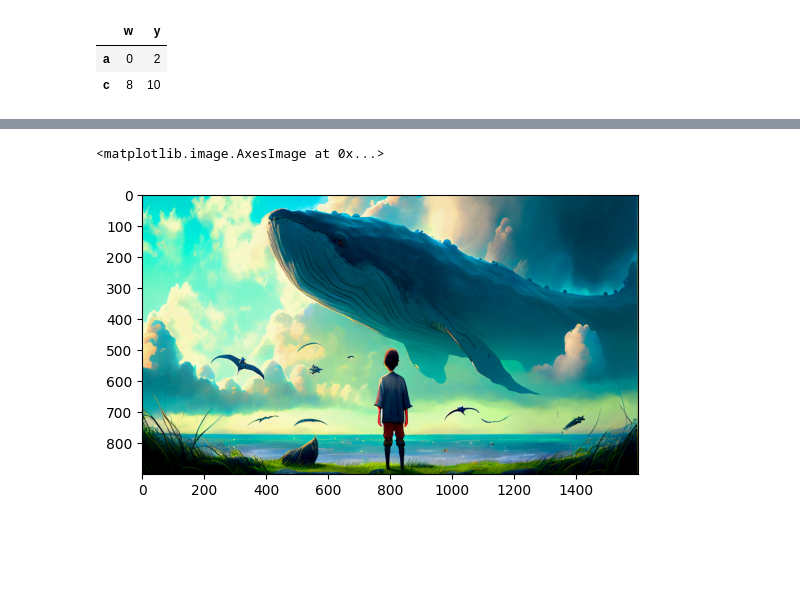
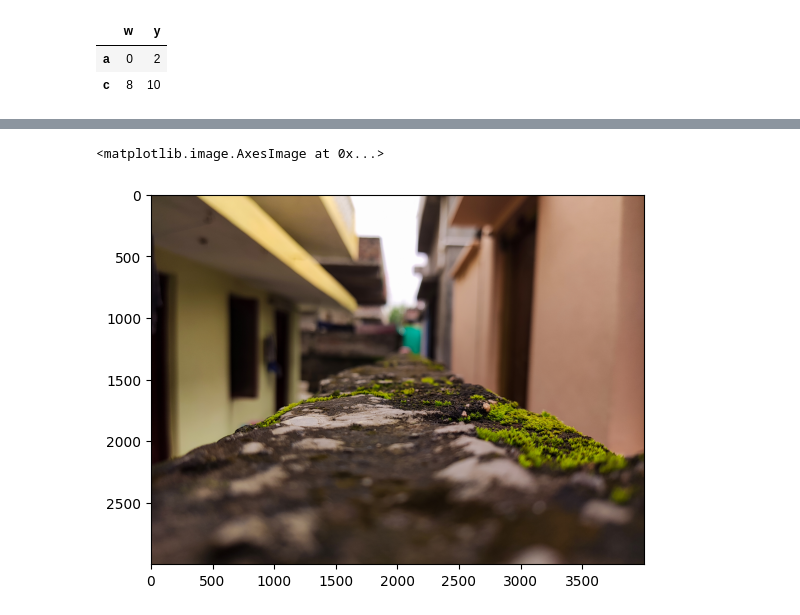
Before and after one commit to mohanrao116/FMML-labs, a Jupyter notebook: FMML_2023_Basics_of_Python.ipynb, the cells around one changed output, grey strips where cells are left out. Drawn from its saved outputs; the diff is of its cells as text; code cells hidden in the pictures; blank space fills up the shorter version.

```diff
--- a/FMML_2023_Basics_of_Python.ipynb
+++ b/FMML_2023_Basics_of_Python.ipynb
@@ -569,12 +497,11 @@ plt.show()
 # %%
 ## Question 3 : Upload an image to your google drive, Use plt.imread to read image from the google drive and then print that image using plt.imshow
-file_path = '/content/gdrive/MyDrive/Documents/img.png'
-img = plt.imread(file_path)
-plt.imshow(img)
-
+from google.colab import drive
+file_path = "/content/drive/My Drive/Documents/img.jpg"
+img_data = plt.imread(file_path)
+plt.imshow(img_data)
 ## Answer 3 :
-
 ## 1) make sure drive is loaded and then upload a test image onto your drive
 # %% [output]
 <matplotlib.image.AxesImage at 0x...>
-[figure, old version]
+[figure, new version]
```
Also changed, not shown: parts of 18 cells of this notebook.
